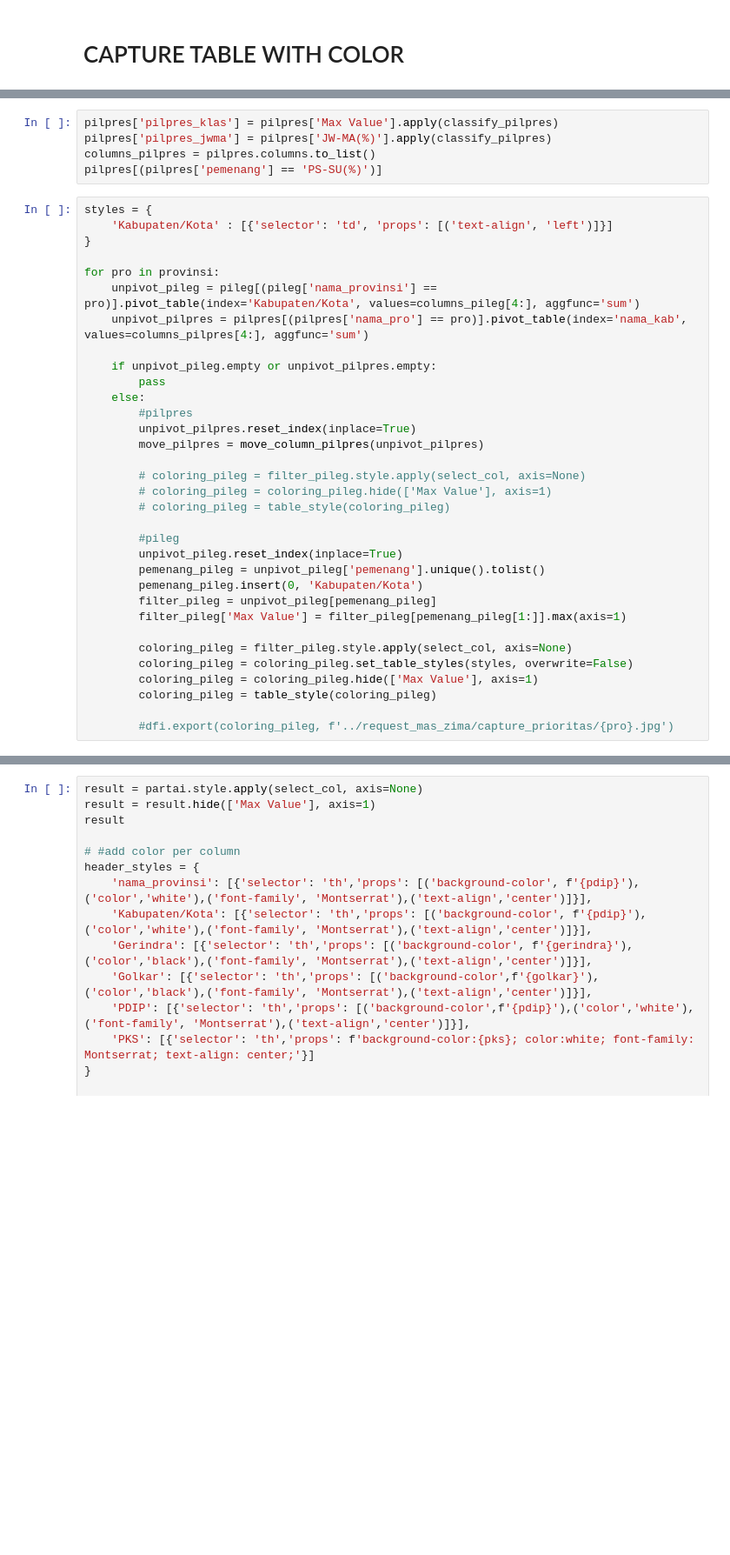
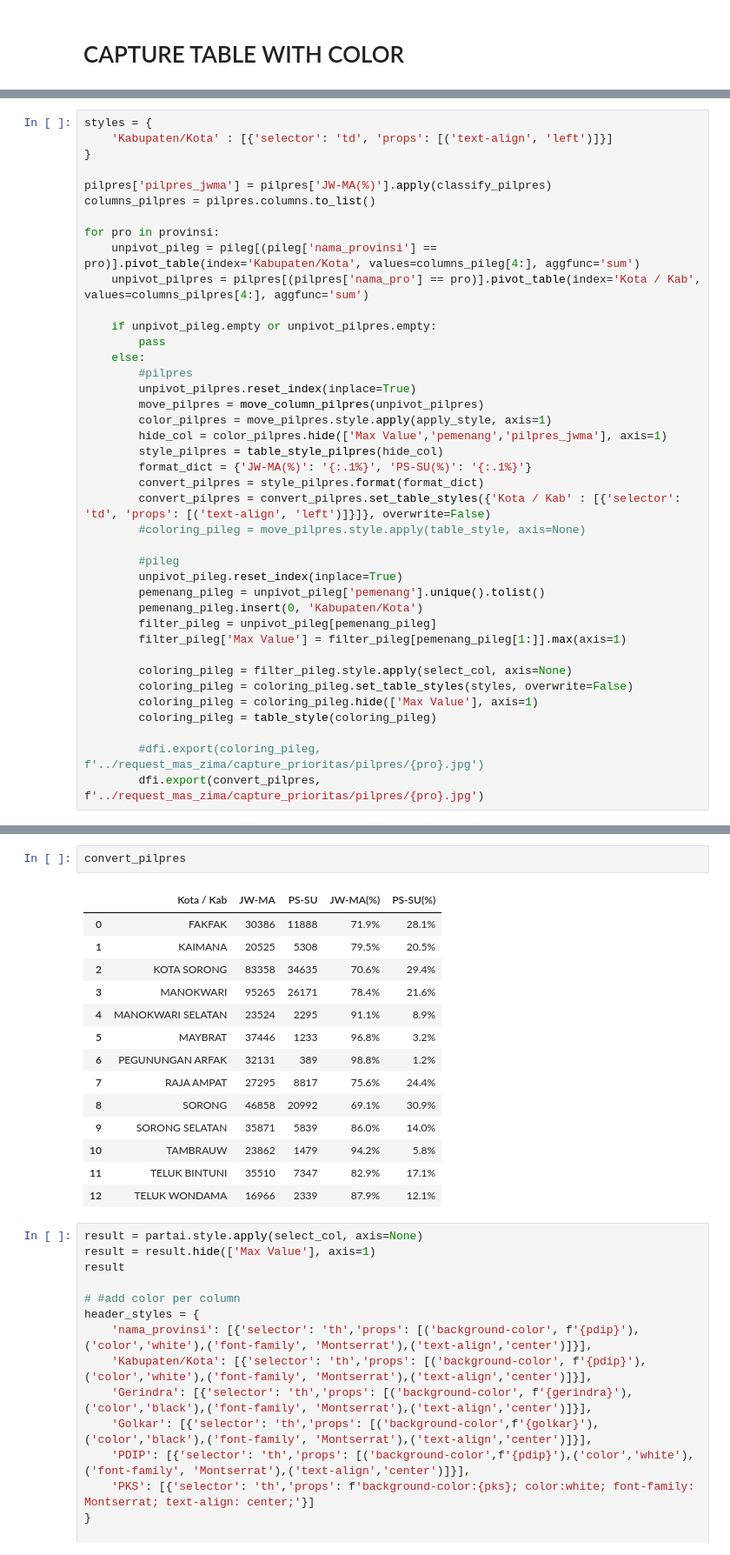
Before and after one commit to AgungPrawoto13/script_python, a Jupyter notebook: capture_data.ipynb, the cells around one changed output, grey strips where cells are left out. Shown: that part at 87% size. Cells and saved outputs as stored; diff of their text form; blank space fills up the shorter version.

Commit message:
done in capture with color

```diff
--- a/capture_data.ipynb
+++ b/capture_data.ipynb
@@ -366,16 +351,14 @@ for x in tes:
-# %%
-pilpres['pilpres_klas'] = pilpres['Max Value'].apply(classify_pilpres)
-pilpres['pilpres_jwma'] = pilpres['JW-MA(%)'].apply(classify_pilpres)
-columns_pilpres = pilpres.columns.to_list()
-pilpres[(pilpres['pemenang'] == 'PS-SU(%)')]
 # %%
 styles = {
     'Kabupaten/Kota' : [{'selector': 'td', 'props': [('text-align', 'left')]}]
 }
 
+pilpres['pilpres_jwma'] = pilpres['JW-MA(%)'].apply(classify_pilpres)
+columns_pilpres = pilpres.columns.to_list()
+
 for pro in provinsi:
     unpivot_pileg = pileg[(pileg['nama_provinsi'] == pro)].pivot_table(index='Kabupaten/Kota', values=columns_pileg[4:], aggfunc='sum')
-    unpivot_pilpres = pilpres[(pilpres['nama_pro'] == pro)].pivot_table(index='nama_kab', values=columns_pilpres[4:], aggfunc='sum')
+    unpivot_pilpres = pilpres[(pilpres['nama_pro'] == pro)].pivot_table(index='Kota / Kab', values=columns_pilpres[4:], aggfunc='sum')
 
     if unpivot_pileg.empty or unpivot_pilpres.empty:
         pass
@@ -383,10 +366,13 @@ for pro in provinsi:
         #pilpres
         unpivot_pilpres.reset_index(inplace=True)
         move_pilpres = move_column_pilpres(unpivot_pilpres)
-
-        # coloring_pileg = filter_pileg.style.apply(select_col, axis=None)
-        # coloring_pileg = coloring_pileg.hide(['Max Value'], axis=1)
-        # coloring_pileg = table_style(coloring_pileg)
+        color_pilpres = move_pilpres.style.apply(apply_style, axis=1)
+        hide_col = color_pilpres.hide(['Max Value','pemenang','pilpres_jwma'], axis=1)
+        style_pilpres = table_style_pilpres(hide_col)
+        format_dict = {'JW-MA(%)': '{:.1%}', 'PS-SU(%)': '{:.1%}'}
+        convert_pilpres = style_pilpres.format(format_dict)
+        convert_pilpres = convert_pilpres.set_table_styles({'Kota / Kab' : [{'selector': 'td', 'props': [('text-align', 'left')]}]}, overwrite=False)
+        #coloring_pileg = move_pilpres.style.apply(table_style, axis=None)
 
         #pileg
         unpivot_pileg.reset_index(inplace=True)
@@ -400,4 +386,5 @@ for pro in provinsi:
         coloring_pileg = coloring_pileg.hide(['Max Value'], axis=1)
         coloring_pileg = table_style(coloring_pileg)
 
-        #dfi.export(coloring_pileg, f'../request_mas_zima/capture_prioritas/{pro}.jpg')
+        #dfi.export(coloring_pileg, f'../request_mas_zima/capture_prioritas/pilpres/{pro}.jpg')
+        dfi.export(convert_pilpres, f'../request_mas_zima/capture_prioritas/pilpres/{pro}.jpg')
@@ -434,3 +391,20 @@ coloring_pileg
+# %%
+convert_pilpres
+# %% [output]
+|  | Kota / Kab | JW-MA | PS-SU | JW-MA(%) | PS-SU(%) |
+| 0 | FAKFAK | 30386 | 11888 | 71.9% | 28.1% |
+| 1 | KAIMANA | 20525 | 5308 | 79.5% | 20.5% |
+| 2 | KOTA SORONG | 83358 | 34635 | 70.6% | 29.4% |
+| 3 | MANOKWARI | 95265 | 26171 | 78.4% | 21.6% |
+| 4 | MANOKWARI SELATAN | 23524 | 2295 | 91.1% | 8.9% |
+| 5 | MAYBRAT | 37446 | 1233 | 96.8% | 3.2% |
+| 6 | PEGUNUNGAN ARFAK | 32131 | 389 | 98.8% | 1.2% |
+| 7 | RAJA AMPAT | 27295 | 8817 | 75.6% | 24.4% |
+| 8 | SORONG | 46858 | 20992 | 69.1% | 30.9% |
+| 9 | SORONG SELATAN | 35871 | 5839 | 86.0% | 14.0% |
+| 10 | TAMBRAUW | 23862 | 1479 | 94.2% | 5.8% |
+| 11 | TELUK BINTUNI | 35510 | 7347 | 82.9% | 17.1% |
+| 12 | TELUK WONDAMA | 16966 | 2339 | 87.9% | 12.1% |
 # %%
 result = partai.style.apply(select_col, axis=None)
 result = result.hide(['Max Value'], axis=1)
```
Also changed, not shown: parts of 9 cells of this notebook.
